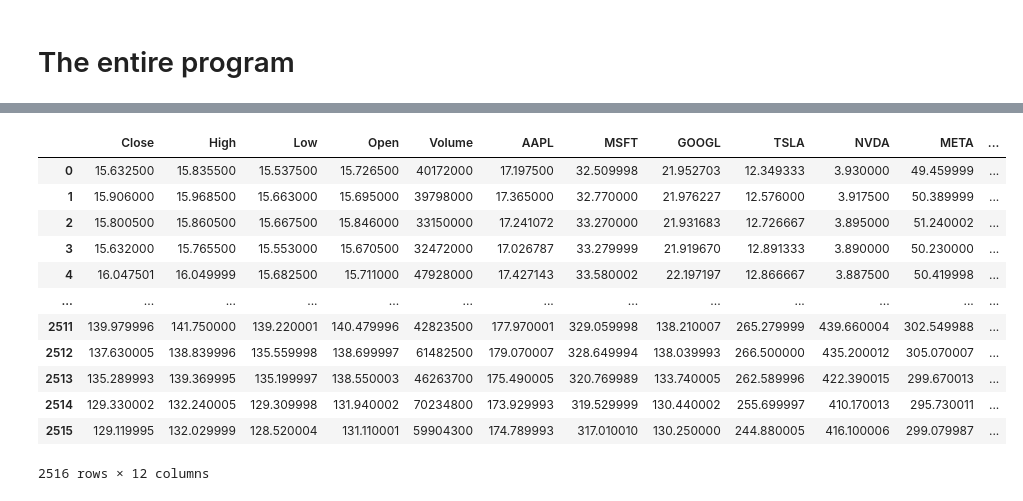
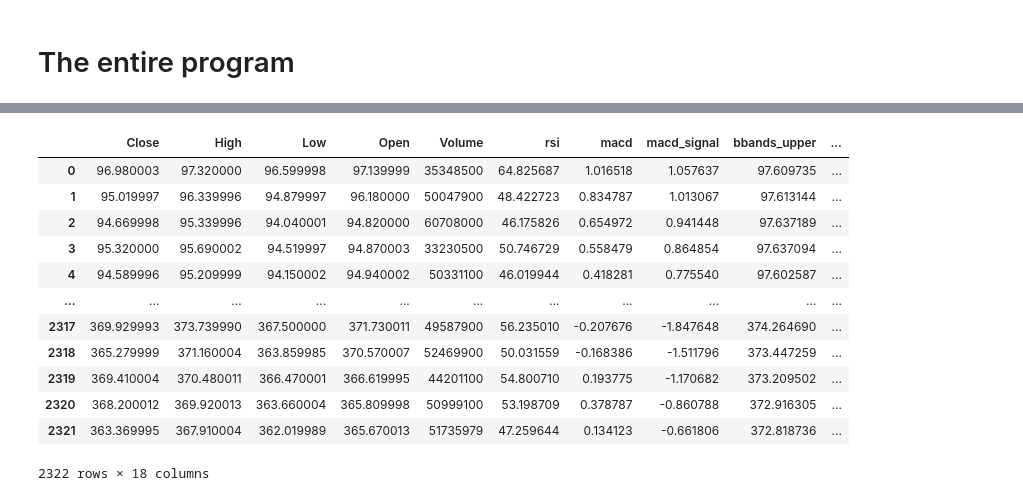
Before and after one commit to harshavb/trading-research, a Jupyter notebook: BacktestTransformer/BacktestTransformer.ipynb, the cells around one changed output, grey strips where cells are left out. Saved outputs shown, nothing was run; the diff lists cells and outputs as text; code cells hidden in the pictures.

```diff
--- a/BacktestTransformer/BacktestTransformer.ipynb
+++ b/BacktestTransformer/BacktestTransformer.ipynb
@@ -559,0 +549,27 @@ Time Period: 2013-09-25 to 2023-09-22
+# %%
+ticker = 'QQQ'
+target_col = 'Close'
+filepath = 'data/ta_stock_data_' + ticker + '.csv'   # use 'ta_stock_data_TICKER.csv' for technical analysis, or 'ps_stock_data_TICKER.csv' for parallel stock.
+columns_to_keep = [
+    'Date',                                     # always keep the dates
+    'Open', 'High', 'Low', 'Close', 'Volume',   # OHLCV - probably do not want to exclude
+    'rsi', 'macd', 'macd_signal', 'bbands_upper', 'bbands_middle', 'bbands_lower',  # TA - optional
+    'obv', 'adx', 'adx_pos', 'adx_neg', 'adi',
+    'ema_50', 'sma_50'
+    ]
+
+train_data_percent = 0.9        # data split between train/validation and test      TrV <-> Te
+train_validation_split = 0.9    # data split between train and validation           Tr <-> V
+sliding_window_size = 5         # number of lags used as input, applied for every feature
+tolerance_percent = 2           # percent used to accept a prediction as 'correct', after accounting for direction
+
+# *** A Note on Train Validation Split for Stocks ***
+#   There is a chance that, due to a stock price rising over the course of its history, the model may not be able to account for all possible input values.
+#   Example: SPY has consistently gone up, and the model gets trained on the first 5 years of its history.
+#   After that, the inputs will undoubtedly be larger than the model expects, so its predictions are quite unstable.
+#   The ideal training data contains the highest price recorded in the stock's history.
+
+df, start_date, end_date = get_stock_data_and_period_csv(filepath)
+df = df[columns_to_keep]
+
+df
@@ -597,19 +628,19 @@ dtype: int64
 # %%
-df = set_column_as_first(df, col_name='Close')
+df = set_column_as_first(df, col_name=target_col)
 
 df
 # %% [output]
-|  | Close | High | Low | Open | Volume | AAPL | MSFT | GOOGL | TSLA | NVDA | META | ... |
-| 0 | 15.632500 | 15.835500 | 15.537500 | 15.726500 | 40172000 | 17.197500 | 32.509998 | 21.952703 | 12.349333 | 3.930000 | 49.459999 | ... |
-| 1 | 15.906000 | 15.968500 | 15.663000 | 15.695000 | 39798000 | 17.365000 | 32.770000 | 21.976227 | 12.576000 | 3.917500 | 50.389999 | ... |
-| 2 | 15.800500 | 15.860500 | 15.667500 | 15.846000 | 33150000 | 17.241072 | 33.270000 | 21.931683 | 12.726667 | 3.895000 | 51.240002 | ... |
-| 3 | 15.632000 | 15.765500 | 15.553000 | 15.670500 | 32472000 | 17.026787 | 33.279999 | 21.919670 | 12.891333 | 3.890000 | 50.230000 | ... |
-| 4 | 16.047501 | 16.049999 | 15.682500 | 15.711000 | 47928000 | 17.427143 | 33.580002 | 22.197197 | 12.866667 | 3.887500 | 50.419998 | ... |
-| ... | ... | ... | ... | ... | ... | ... | ... | ... | ... | ... | ... | ... |
-| 2511 | 139.979996 | 141.750000 | 139.220001 | 140.479996 | 42823500 | 177.970001 | 329.059998 | 138.210007 | 265.279999 | 439.660004 | 302.549988 | ... |
-| 2512 | 137.630005 | 138.839996 | 135.559998 | 138.699997 | 61482500 | 179.070007 | 328.649994 | 138.039993 | 266.500000 | 435.200012 | 305.070007 | ... |
-| 2513 | 135.289993 | 139.369995 | 135.199997 | 138.550003 | 46263700 | 175.490005 | 320.769989 | 133.740005 | 262.589996 | 422.390015 | 299.670013 | ... |
-| 2514 | 129.330002 | 132.240005 | 129.309998 | 131.940002 | 70234800 | 173.929993 | 319.529999 | 130.440002 | 255.699997 | 410.170013 | 295.730011 | ... |
-| 2515 | 129.119995 | 132.029999 | 128.520004 | 131.110001 | 59904300 | 174.789993 | 317.010010 | 130.250000 | 244.880005 | 416.100006 | 299.079987 | ... |
+|  | Close | High | Low | Open | Volume | rsi | macd | macd_signal | bbands_upper | ... |
+| 0 | 96.980003 | 97.320000 | 96.599998 | 97.139999 | 35348500 | 64.825687 | 1.016518 | 1.057637 | 97.609735 | ... |
+| 1 | 95.019997 | 96.339996 | 94.879997 | 96.180000 | 50047900 | 48.422723 | 0.834787 | 1.013067 | 97.613144 | ... |
+| 2 | 94.669998 | 95.339996 | 94.040001 | 94.820000 | 60708000 | 46.175826 | 0.654972 | 0.941448 | 97.637189 | ... |
+| 3 | 95.320000 | 95.690002 | 94.519997 | 94.870003 | 33230500 | 50.746729 | 0.558479 | 0.864854 | 97.637094 | ... |
+| 4 | 94.589996 | 95.209999 | 94.150002 | 94.940002 | 50331100 | 46.019944 | 0.418281 | 0.775540 | 97.602587 | ... |
+| ... | ... | ... | ... | ... | ... | ... | ... | ... | ... | ... |
+| 2317 | 369.929993 | 373.739990 | 367.500000 | 371.730011 | 49587900 | 56.235010 | -0.207676 | -1.847648 | 374.264690 | ... |
+| 2318 | 365.279999 | 371.160004 | 363.859985 | 370.570007 | 52469900 | 50.031559 | -0.168386 | -1.511796 | 373.447259 | ... |
+| 2319 | 369.410004 | 370.480011 | 366.470001 | 366.619995 | 44201100 | 54.800710 | 0.193775 | -1.170682 | 373.209502 | ... |
+| 2320 | 368.200012 | 369.920013 | 363.660004 | 365.809998 | 50999100 | 53.198709 | 0.378787 | -0.860788 | 372.916305 | ... |
+| 2321 | 363.369995 | 367.910004 | 362.019989 | 365.670013 | 51735979 | 47.259644 | 0.134123 | -0.661806 | 372.818736 | ... |
-2516 rows × 12 columns
+2322 rows × 18 columns
 # %%
```
Also changed, not shown: parts of 30 cells of this notebook, 1 other file.
